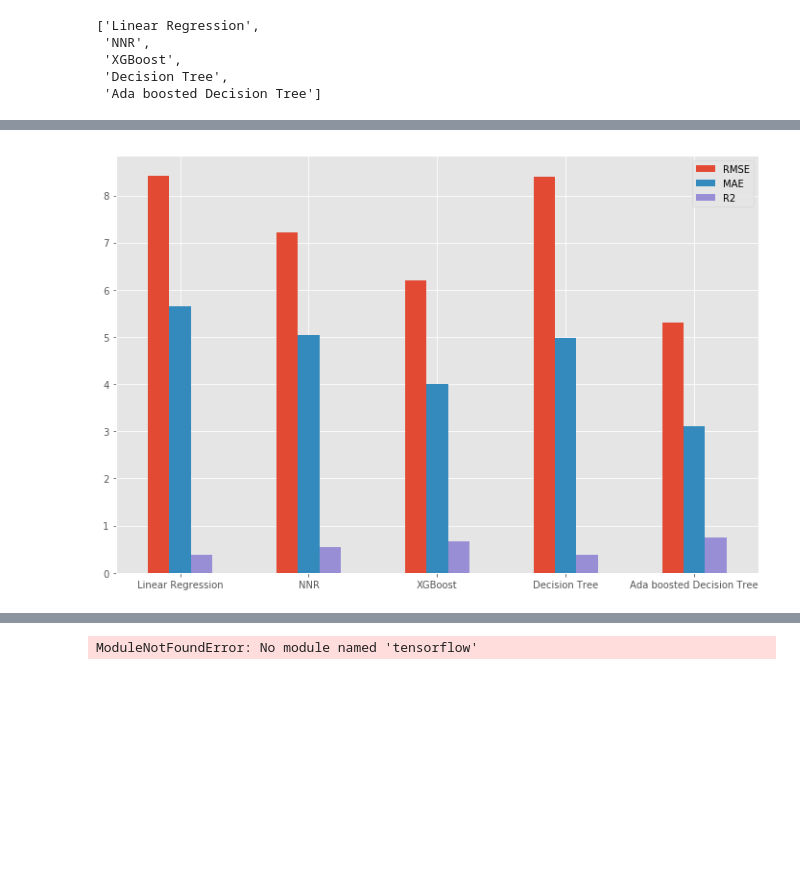
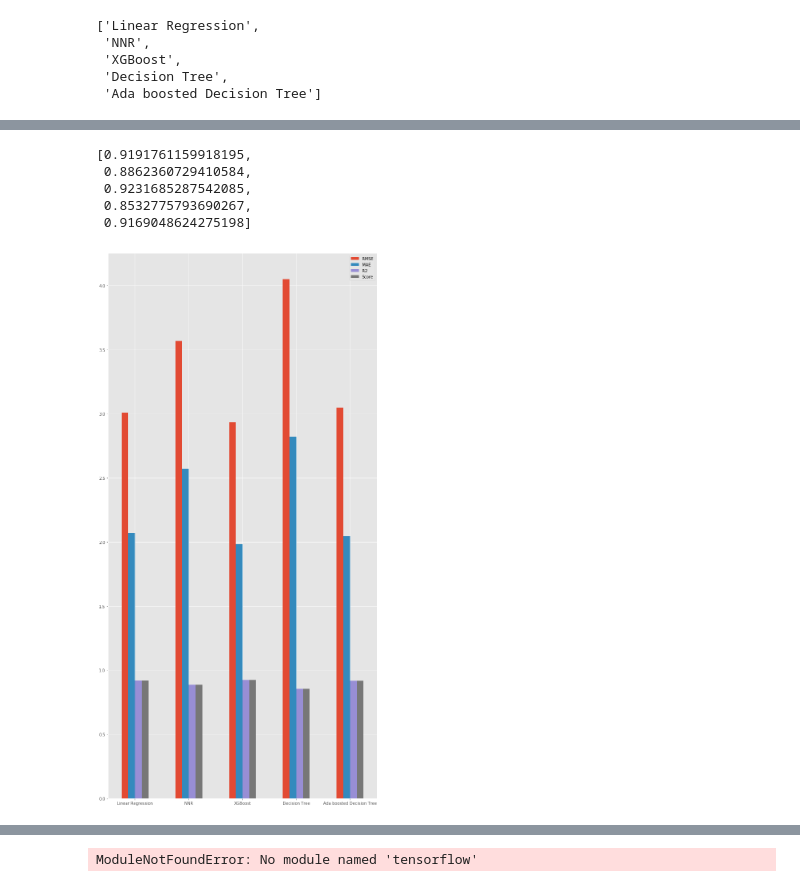
Before and after one commit to jmejco/data-analytics-cw, a Jupyter notebook: data/prediction.ipynb, the cells around one changed output, grey strips where cells are left out. Saved outputs shown, nothing was run; the diff lists cells and outputs as text; code cells hidden in the pictures; blank space fills up the shorter version.

Commit message:
Final changes for visualisation

```diff
--- a/data/prediction.ipynb
+++ b/data/prediction.ipynb
@@ -117,6 +119,7 @@ nnr_pred = mlp.predict(X_test)
 # %%
 # The mean squared error
 xlabels.append("NNR")
+Score.append(neural_network_regression_score)
 print("Root mean squared error: %.2f"
       % sqrt(mean_squared_error(y_test, nnr_pred)))
 RMSE.append(sqrt(mean_squared_error(y_test, nnr_pred)))
@@ -162,12 +165,13 @@ xgb_score
 # %%
 #Predict
-xboost_pred = xboost.predict(X_test)
+xboost_pred = xboost.predict(X)
 # %%
 reg_pred = pd.DataFrame(xboost_pred)
 # %%
 reg_pred.to_csv('predicted-pm25.csv',index=False)
 # %%
 xlabels.append("XGBoost")
+Score.append(xgb_score)
 print("Root mean squared error: %.2f"
       % sqrt(mean_squared_error(y_test, xboost_pred)))
 RMSE.append(sqrt(mean_squared_error(y_test, xboost_pred)))
@@ -244,6 +248,7 @@ tree_1_pred = tree_1.predict(X_test)
 tree_2_pred = tree_2.predict(X_test)
 # %%
 xlabels.append("Decision Tree")
+Score.append(tree_1.score(X_test, y_test))
 print("Root mean squared error: %.2f"
       % sqrt(mean_squared_error(y_test, tree_1_pred)))
 RMSE.append(sqrt(mean_squared_error(y_test, tree_1_pred)))
@@ -254,6 +259,7 @@ print('R-squared: %.2f' % r2_score(y_test, tree_1_pred))
 R2.append(r2_score(y_test, tree_1_pred))
 
 xlabels.append("Ada boosted Decision Tree")
+Score.append(boosted_tree_score)
 print("Root mean squared error: %.2f"
       % sqrt(mean_squared_error(y_test, tree_2_pred)))
 RMSE.append(sqrt(mean_squared_error(y_test, tree_2_pred)))
@@ -307,9 +313,17 @@ R2
+# %%
+Score
+# %% [output]
+[0.9191761159918195,
+ 0.8862360729410584,
+ 0.9231685287542085,
+ 0.8532775793690267,
+ 0.9169048624275198]
 # %%
 #Plot perfromance
-plt.rcParams["figure.figsize"] = [12,8]
-bar_df = pd.DataFrame({'RMSE': RMSE,'MAE': MAE,'R2':R2}, index=xlabels)
+plt.rcParams["figure.figsize"] = [12,25]
+bar_df = pd.DataFrame({'RMSE': RMSE,'MAE': MAE,'R2':R2,'Score':Score}, index=xlabels)
 ax = bar_df.plot.bar(rot=0)
 # %% [output]
-[figure, old version]
+[figure, new version]
 # %%
 axes = bar_df.plot.bar(rot=0, subplots=True)
```
Also changed, not shown: parts of 18 cells of this notebook, 6 other files.
